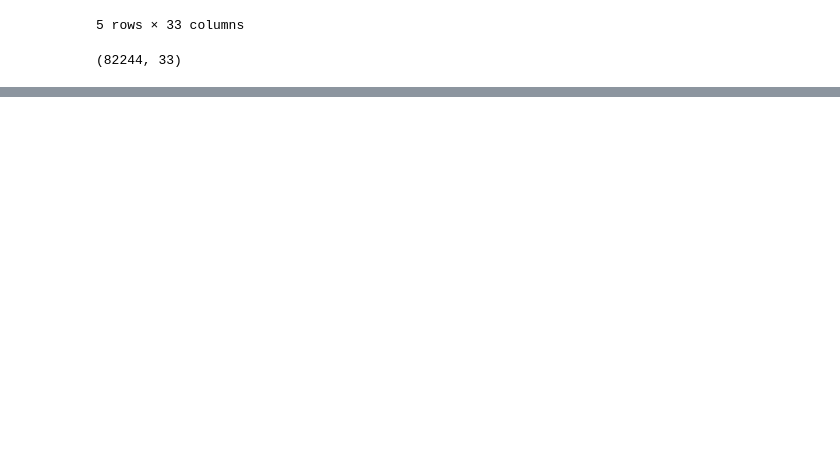
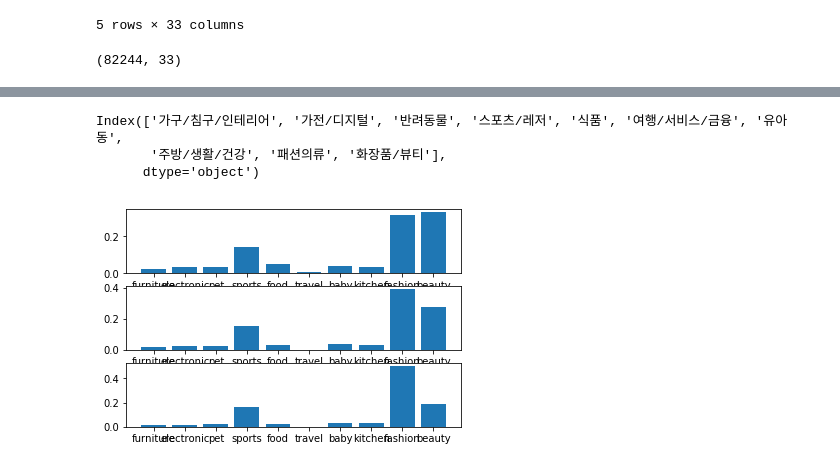
Before and after one commit to miniii222/-5th-L.point_bigdata_competiton, a Jupyter notebook: EDA/Clustering_01.ipynb, the cells around one changed output, grey strips where cells are left out. Cells and saved outputs as stored; diff of their text form; code cells hidden in the pictures; blank space fills up the shorter version.

```diff
--- a/EDA/Clustering_01.ipynb
+++ b/EDA/Clustering_01.ipynb
@@ -353,7 +378,7 @@ F_20.head()
 # %%
 mms = MinMaxScaler()
-mms.fit(F_20)
-F_20_transformed = mms.transform(F_20)
+mms.fit(F_20_drop) #대대분류 뺀 column들만 갖고
+F_20_transformed = mms.transform(F_20_drop)
 # %%
 Sum_of_squared_distances = []
 K = range(1,10)
@@ -416,4 +452,4 @@ F_20_transformed.shape
 # %% [output]
 (82244, 33)
 # %%
-pd.concat([F_20_transformed, km_predict],axis=1)['predict'].value_counts()
+F_20_predict = pd.concat([F_20_transformed, km_predict],axis=1)
@@ -426,0 +465,10 @@ Name: predict, dtype: int64
+# %%
+#predict clustering 0
+idx=np.where(F_20_predict['predict']==0)
+F_20_0 = F_20.loc[F_20.index[idx]]
+#predict clustering 1
+idx=np.where(F_20_predict['predict']==1)
+F_20_1 = F_20.loc[F_20.index[idx]]
+#predict clustering 2
+idx=np.where(F_20_predict['predict']==2)
+F_20_2 = F_20.loc[F_20.index[idx]]
@@ -426,0 +491,27 @@ Name: predict, dtype: int64
+# %%
+print(uniques)
+labels = ['furniture','electronic','pet','sports','food','travel','baby','kitchen','fashion','beauty']
+# %% [output]
+Index(['가구/침구/인테리어', '가전/디지털', '반려동물', '스포츠/레저', '식품', '여행/서비스/금융', '유아동',
+       '주방/생활/건강', '패션의류', '화장품/뷰티'],
+      dtype='object')
+# %%
+#clustering 0
+F_20_sum = F_20_0[['CLAC0_0', 'CLAC0_1', 'CLAC0_2', 'CLAC0_3', 'CLAC0_4', 'CLAC0_5','CLAC0_6', 'CLAC0_7', 'CLAC0_8', 'CLAC0_9']].sum()
+sum_of_sum = F_20_sum.sum()
+plt.subplot(3, 1, 1)
+plt.bar(labels,F_20_sum/sum_of_sum)
+
+#clustering 1
+F_20_sum = F_20_1[['CLAC0_0', 'CLAC0_1', 'CLAC0_2', 'CLAC0_3', 'CLAC0_4', 'CLAC0_5','CLAC0_6', 'CLAC0_7', 'CLAC0_8', 'CLAC0_9']].sum()
+sum_of_sum = F_20_sum.sum()
+plt.subplot(3, 1, 2)
+plt.bar(labels,F_20_sum/sum_of_sum)
+
+#clustering 2
+F_20_sum = F_20_2[['CLAC0_0', 'CLAC0_1', 'CLAC0_2', 'CLAC0_3', 'CLAC0_4', 'CLAC0_5','CLAC0_6', 'CLAC0_7', 'CLAC0_8', 'CLAC0_9']].sum()
+sum_of_sum = F_20_sum.sum()
+plt.subplot(3, 1, 3)
+plt.bar(labels,F_20_sum/sum_of_sum)
+# %% [output]
+[figure, added]
```
Also changed, not shown: parts of 24 cells of this notebook.
